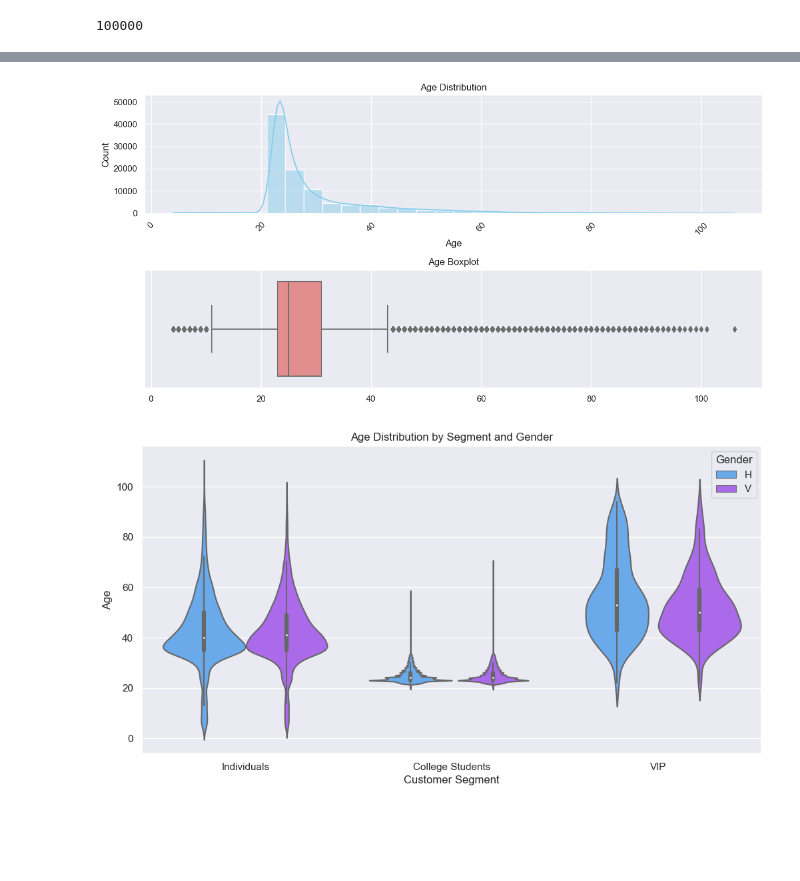
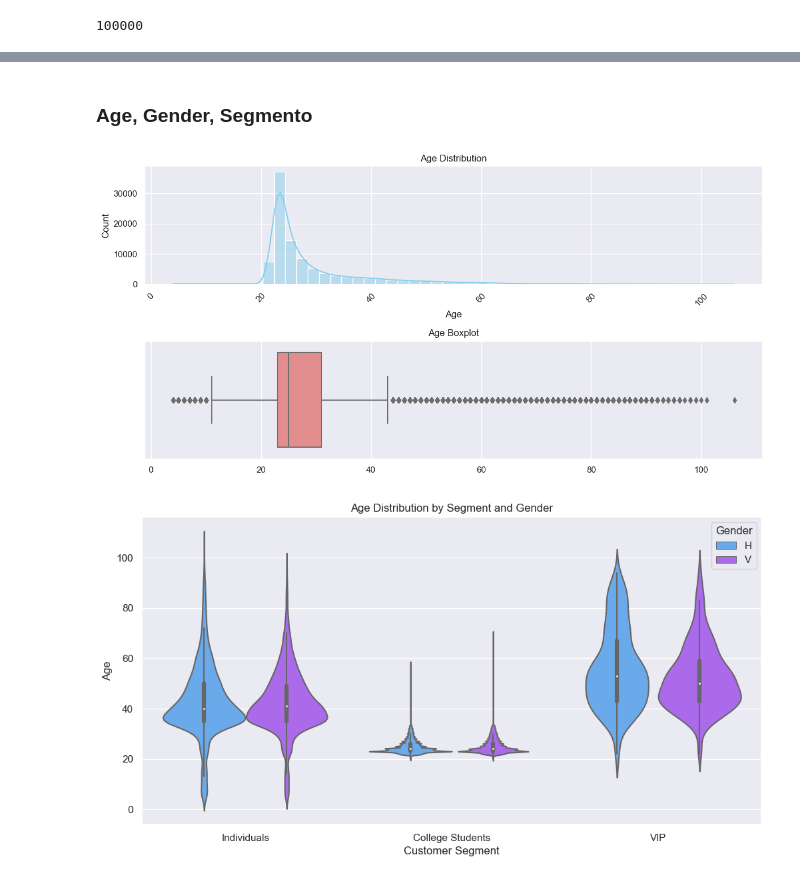
Before and after one commit to dennismathewjose/Santander-product-recommendation, a Jupyter notebook: santander-product-recommendation.ipynb, the cells around one changed output, grey strips where cells are left out. Cells and saved outputs as stored; diff of their text form; code cells hidden in the pictures; blank space fills up the shorter version.

```diff
--- a/santander-product-recommendation.ipynb
+++ b/santander-product-recommendation.ipynb
@@ -74,23 +103,25 @@ sns.set()
+# %% [markdown]
+### **Age, Gender, Segmento**
 # %%
 age_data = pd.to_numeric(df_sample_train['age'], errors='coerce').dropna()
 
 
 fig, axes = plt.subplots(2, 1, figsize=(12, 6))
 
-sns.histplot(age_data, bins=30, kde=True, ax=axes[0], color='skyblue')
+sns.histplot(age_data, bins=50, kde=True, ax=axes[0], color='skyblue')
 axes[0].set_title('Age Distribution')
 axes[0].set_xlabel('Age')
 axes[0].set_ylabel('Count')
 axes[0].tick_params(axis='x', rotation=45)
 
 sns.boxplot(x=age_data, ax=axes[1], color='lightcoral')
 axes[1].set(xlabel=None)
 axes[1].set_title('Age Boxplot')
 
 plt.tight_layout()
 plt.show()
 # %% [output]
-[figure, old version]
+[figure, new version]
 # %%
 segment_labels = {
     '01 - TOP': 'VIP',
```
Also changed, not shown: parts of 14 cells of this notebook.
